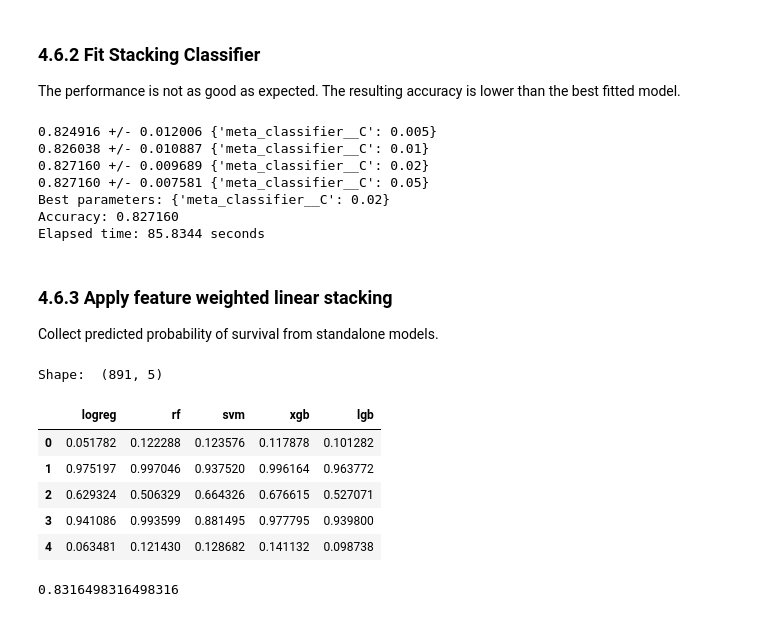
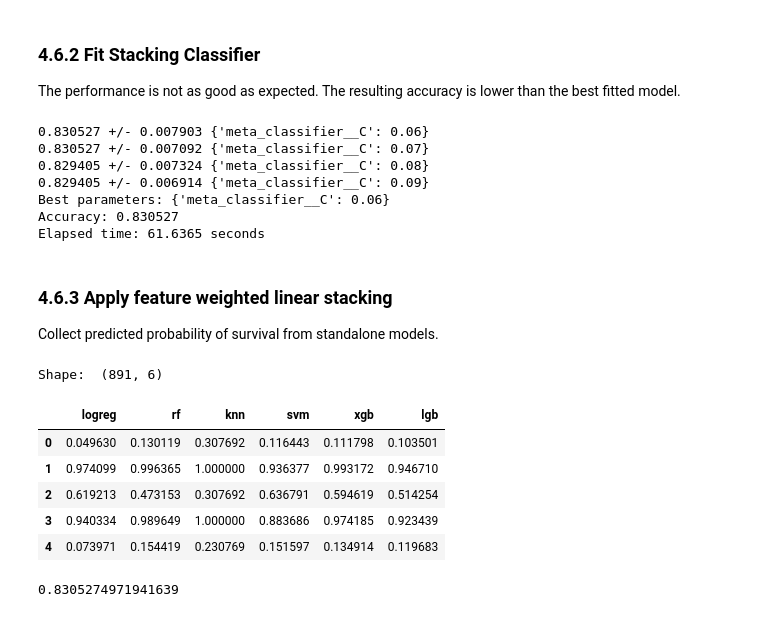
Before and after one commit to Shenghao1993/kaggle-titanic-survival-classification, a Jupyter notebook: Titanic - Model Training & Evaluation.ipynb, the cells around one changed output. Cells and saved outputs as stored; diff of their text form; code cells hidden in the pictures.

Commit message:
Set random_state for GridSearch and predict the test data

```diff
--- a/Titanic - Model Training & Evaluation.ipynb
+++ b/Titanic - Model Training & Evaluation.ipynb
@@ -85,7 +87,6 @@ test_df = test_df.drop(["Name", "Age", "cleaned_name", "age"], axis = 1)
 print("Dimension of training data: ", train_df.shape)
 print("Dimension of test data: ", test_df.shape)
 
-features = list(train_df.columns)
-features.remove('Survived')
+features = [col for col in train_df.columns if col not in ('Survived', 'PassengerId')]
 print(features)
 # %% [output]
@@ -122,8 +123,8 @@ ROC =  0.766407
 # %%
 # tuned_parameters = {'C': [0.001, 0.01, 0.1, 1, 10, 100, 1000]}
-# tuned_parameters = {'C': [1, 5, 10, 25, 50]}
-# tuned_parameters = {'C': [3, 5, 7]}
-tuned_parameters = {'C': [2, 3, 4]}
+# tuned_parameters = {'C': [2, 5, 10, 20, 50]}
+tuned_parameters = {'C': [2, 3, 5, 7, 10]}
+# tuned_parameters = {'C': [2, 3, 4]}
 logreg_grid, best_score = logreg_worker.tune(tuned_parameters, train_df[features], train_df['Survived'],
                                              test_df[features], test_df['GroundTruth'], 5)
 model_metrics["Logistic Regression"] = round(best_score["accuracy"], 6)
@@ -149,0 +153,4 @@ ROC =  0.762561
+# %%
+knn_worker = ModelWorker(KNeighborsClassifier(), scores)
+knn_worker.fit(train_df[features], train_df['Survived'],
+               test_df[features], test_df['GroundTruth'])
@@ -691,20 +827,23 @@ for index, row in model_metrics_df.iterrows():
 The performance is not as good as expected. The resulting accuracy is lower than the best fitted model.
 # %%
 start_time = time.time()
+
 clf1 = logreg_grid.best_estimator_
-clf2 = rf_random.best_estimator_
-clf3 = svm_grid.best_estimator_
-clf4 = xgb_grid.best_estimator_
-clf5 = lgb_grid.best_estimator_
-sclf = StackingClassifier(classifiers=[clf1, clf2, clf3, clf4, clf5],
+clf2 = knn_grid.best_estimator_
+clf3 = rf_random.best_estimator_
+clf4 = svm_grid.best_estimator_
+clf5 = xgb_grid.best_estimator_
+clf6 = lgb_grid.best_estimator_
+sclf = StackingClassifier(classifiers=[clf1, clf2, clf3, clf4, clf5, clf6],
                           use_probas=True,
                           average_probas=False,
                           meta_classifier=LogisticRegression())
 # params = {'meta_classifier__C': [0.001, 0.01, 0.1, 1, 10, 100, 1000]}
-params = {'meta_classifier__C': [0.005, 0.01, 0.02, 0.05]}
+# params = {'meta_classifier__C': [0.02, 0.05, 0.1, 0.2, 0.5]}
+params = {'meta_classifier__C': [0.06, 0.07, 0.08, 0.09]}
 grid = GridSearchCV(estimator=sclf,
                     param_grid=params,
-                    cv=5,
+                    cv=StratifiedKFold(n_splits=5, random_state=106),
                     refit=True)
 grid.fit(train_df[features], train_df['Survived'])
 cv_keys = ('mean_test_score', 'std_test_score', 'params')
@@ -718,40 +857,43 @@ print('Best parameters: %s' % grid.best_params_)
 print('Accuracy: %.6f' % grid.best_score_)
 print("Elapsed time: %s seconds" % round(time.time() - start_time, 4))
 # %% [output]
-0.824916 +/- 0.012006 {'meta_classifier__C': 0.005}
-0.826038 +/- 0.010887 {'meta_classifier__C': 0.01}
-0.827160 +/- 0.009689 {'meta_classifier__C': 0.02}
-0.827160 +/- 0.007581 {'meta_classifier__C': 0.05}
-Best parameters: {'meta_classifier__C': 0.02}
-Accuracy: 0.827160
-Elapsed time: 85.8344 seconds
+0.830527 +/- 0.007903 {'meta_classifier__C': 0.06}
+0.830527 +/- 0.007092 {'meta_classifier__C': 0.07}
+0.829405 +/- 0.007324 {'meta_classifier__C': 0.08}
+0.829405 +/- 0.006914 {'meta_classifier__C': 0.09}
+Best parameters: {'meta_classifier__C': 0.06}
+Accuracy: 0.830527
+Elapsed time: 61.6365 seconds
 # %% [markdown]
 ### 4.6.3 Apply feature weighted linear stacking
 Collect predicted probability of survival from standalone models.
 # %%
-prediction_df = pd.DataFrame(columns=['logreg', 'rf', 'svm', 'xgb', 'lgb'])
+prediction_df = pd.DataFrame(columns=['logreg', 'rf', 'knn', 'svm', 'xgb', 'lgb'])
 prediction_df['logreg'] = clf1.predict_proba(train_df[features])[:,1]
-prediction_df['rf'] = clf2.predict_proba(train_df[features])[:,1]
-prediction_df['svm'] = clf3.predict_proba(train_df[features])[:,1]
-prediction_df['xgb'] = clf4.predict_proba(train_df[features])[:,1]
-prediction_df['lgb'] = clf5.predict_proba(train_df[features])[:,1]
+prediction_df['knn'] = clf2.predict_proba(train_df[features])[:,1]
+prediction_df['rf'] = clf3.predict_proba(train_df[features])[:,1]
+prediction_df['svm'] = clf4.predict_proba(train_df[features])[:,1]
+prediction_df['xgb'] = clf5.predict_proba(train_df[features])[:,1]
+prediction_df['lgb'] = clf6.predict_proba(train_df[features])[:,1]
 print("Shape: ", prediction_df.shape)
 prediction_df.head()
 # %% [output]
-Shape:  (891, 5)
+Shape:  (891, 6)
-|  | logreg | rf | svm | xgb | lgb |
-| 0 | 0.051782 | 0.122288 | 0.123576 | 0.117878 | 0.101282 |
-| 1 | 0.975197 | 0.997046 | 0.937520 | 0.996164 | 0.963772 |
-| 2 | 0.629324 | 0.506329 | 0.664326 | 0.676615 | 0.527071 |
-| 3 | 0.941086 | 0.993599 | 0.881495 | 0.977795 | 0.939800 |
-| 4 | 0.063481 | 0.121430 | 0.128682 | 0.141132 | 0.098738 |
+|  | logreg | rf | knn | svm | xgb | lgb |
+| 0 | 0.049630 | 0.130119 | 0.307692 | 0.116443 | 0.111798 | 0.103501 |
+| 1 | 0.974099 | 0.996365 | 1.000000 | 0.936377 | 0.993172 | 0.946710 |
+| 2 | 0.619213 | 0.473153 | 0.307692 | 0.636791 | 0.594619 | 0.514254 |
+| 3 | 0.940334 | 0.989649 | 1.000000 | 0.883686 | 0.974185 | 0.923439 |
+| 4 | 0.073971 | 0.154419 | 0.230769 | 0.151597 | 0.134914 | 0.119683 |
 # %%
 from sklearn.linear_model import LinearRegression
 from sklearn.model_selection import cross_val_predict
 from sklearn.metrics import accuracy_score
 
-y_prob = cross_val_predict(LinearRegression(), train_df[features], train_df['Survived'], cv=5)
+
+y_prob = cross_val_predict(LinearRegression(), train_df[features], train_df['Survived'],
+                           cv=StratifiedKFold(n_splits=5, random_state=106))
 y_pred = np.array([1 if p > 0.5 else 0 for p in y_prob])
 accuracy_score(y_pred, train_df['Survived'].values)
 # %% [output]
-0.8316498316498316
+0.8305274971941639
```
Also changed, not shown: parts of 66 cells of this notebook, 2 other files.
